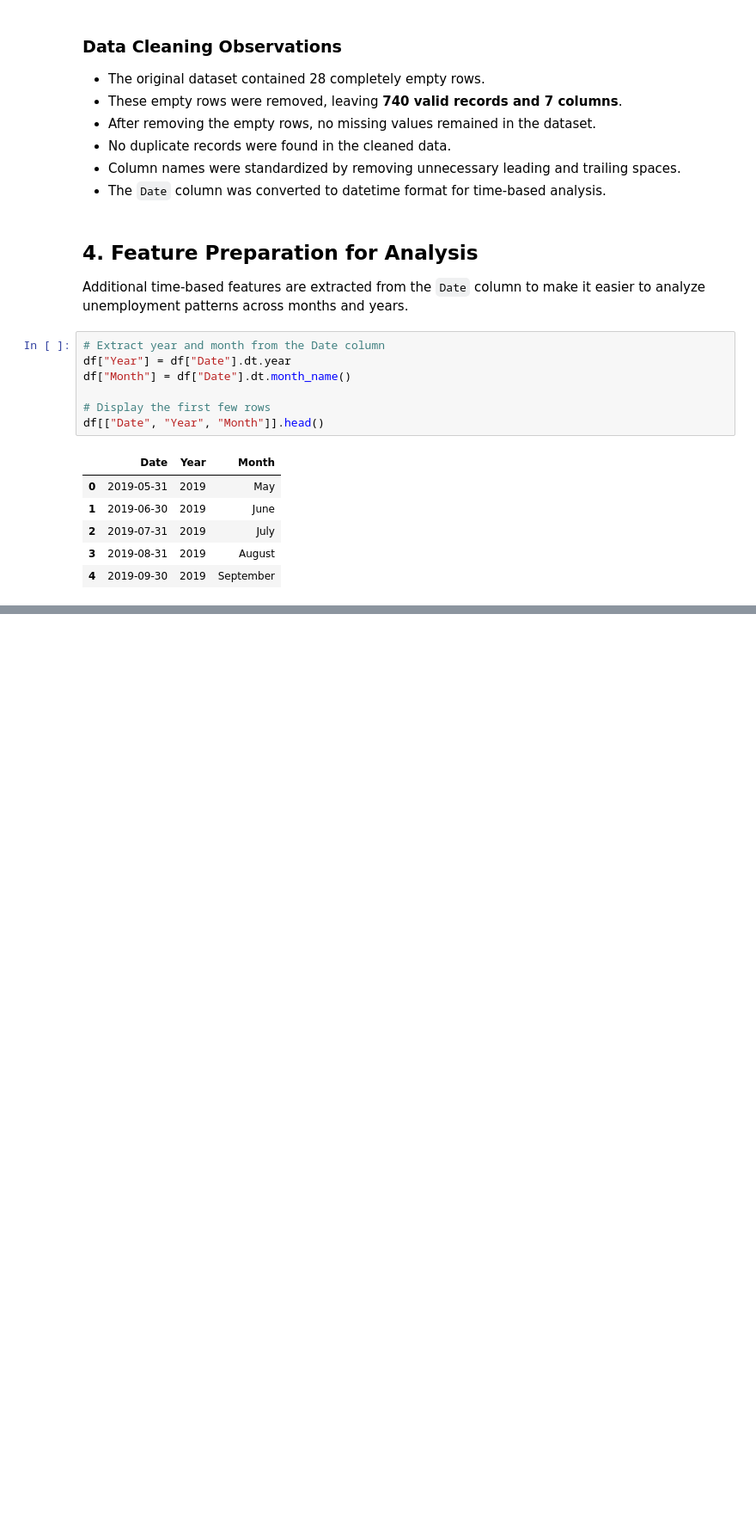
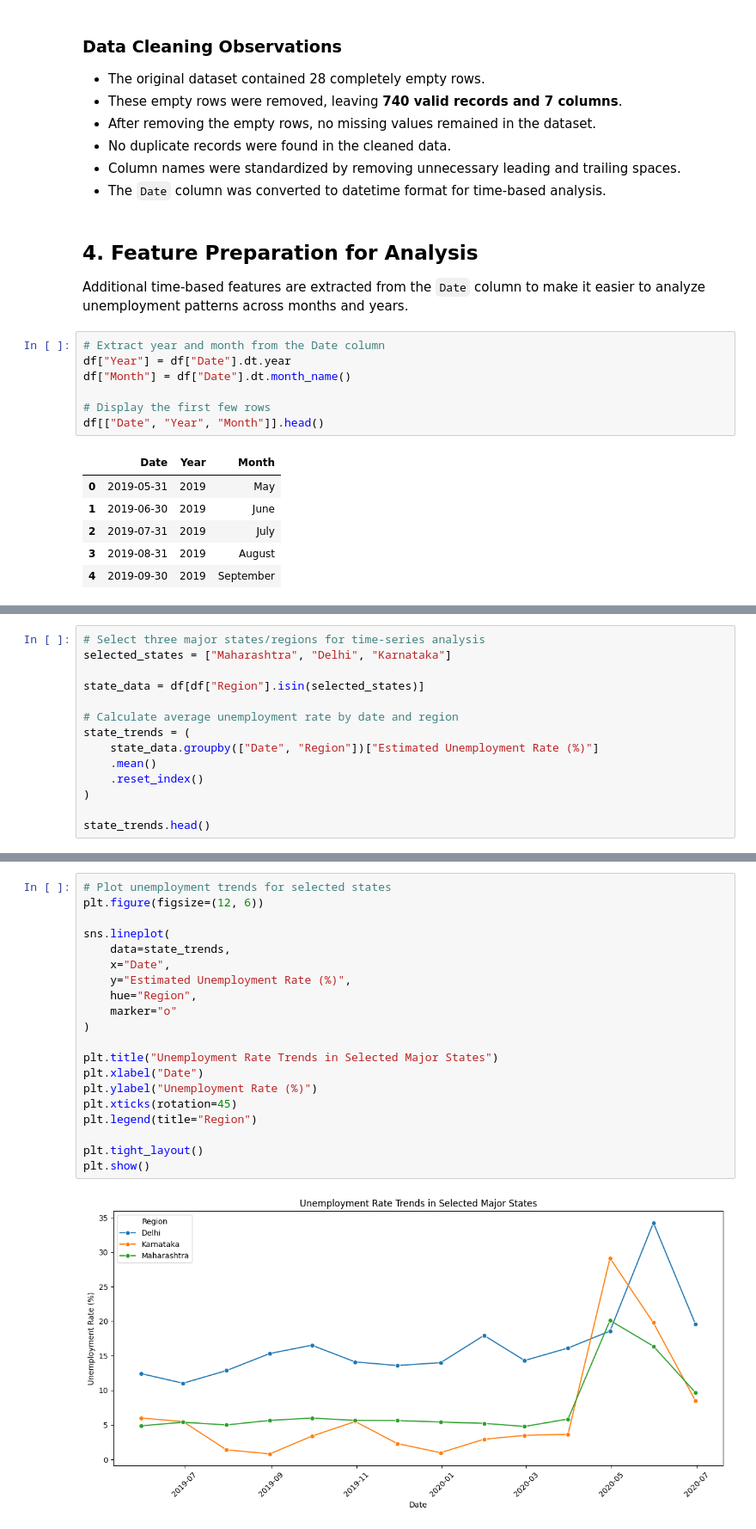
Before and after one commit to kartikeysharma2645/OIBSIP, a Jupyter notebook: DataScience-Task2-UnemploymentAnalysis/UnemploymentAnalysis.ipynb, the cells around one changed output, grey strips where cells are left out. Shown at 86% size. Drawn from its saved outputs; the diff is of its cells as text; blank space fills up the shorter version.

```diff
--- a/DataScience-Task2-UnemploymentAnalysis/UnemploymentAnalysis.ipynb
+++ b/DataScience-Task2-UnemploymentAnalysis/UnemploymentAnalysis.ipynb
@@ -186,0 +310,14 @@ df[["Date", "Year", "Month"]].head()
+# %%
+# Select three major states/regions for time-series analysis
+selected_states = ["Maharashtra", "Delhi", "Karnataka"]
+
+state_data = df[df["Region"].isin(selected_states)]
+
+# Calculate average unemployment rate by date and region
+state_trends = (
+    state_data.groupby(["Date", "Region"])["Estimated Unemployment Rate (%)"]
+    .mean()
+    .reset_index()
+)
+
+state_trends.head()
@@ -186,0 +331,22 @@ df[["Date", "Year", "Month"]].head()
+# %%
+# Plot unemployment trends for selected states
+plt.figure(figsize=(12, 6))
+
+sns.lineplot(
+    data=state_trends,
+    x="Date",
+    y="Estimated Unemployment Rate (%)",
+    hue="Region",
+    marker="o"
+)
+
+plt.title("Unemployment Rate Trends in Selected Major States")
+plt.xlabel("Date")
+plt.ylabel("Unemployment Rate (%)")
+plt.xticks(rotation=45)
+plt.legend(title="Region")
+
+plt.tight_layout()
+plt.show()
+# %% [output]
+[figure, added]
```
Also changed, not shown: parts of 19 cells of this notebook.
